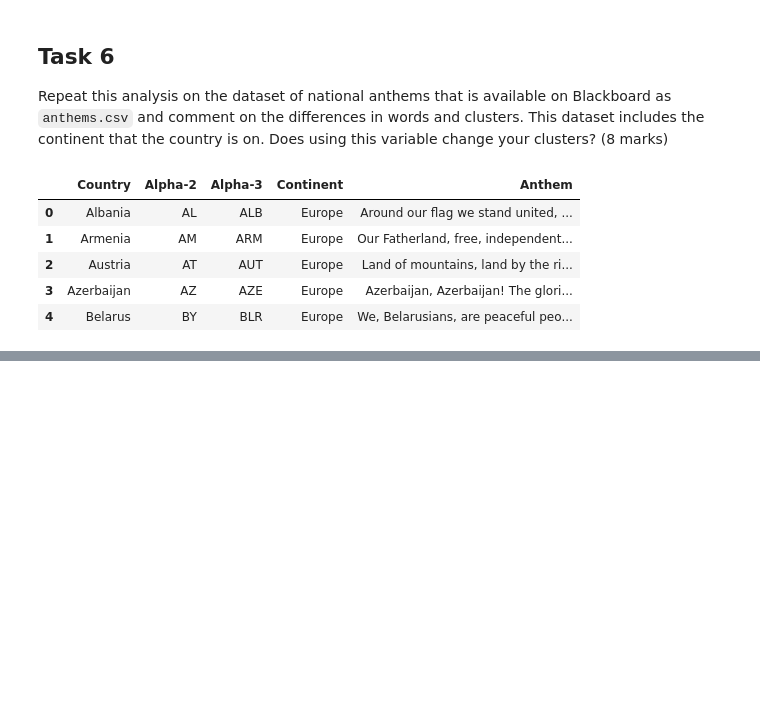
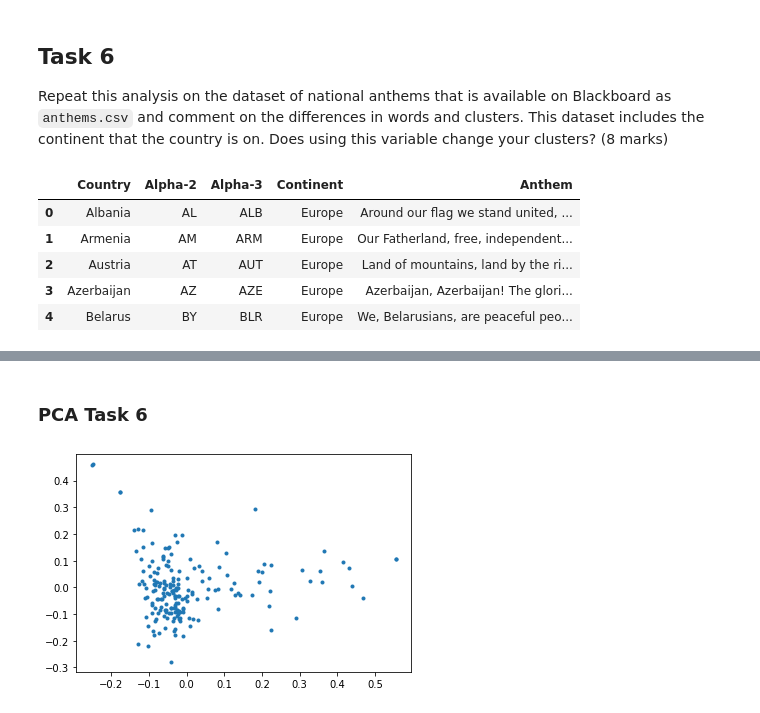
Before and after one commit to jaydenhooper/Clustering-Lyrics, a Jupyter notebook: Project.ipynb, the cells around one changed output, grey strips where cells are left out. Saved outputs shown, nothing was run; the diff lists cells and outputs as text; code cells hidden in the pictures; blank space fills up the shorter version.

```diff
--- a/Project.ipynb
+++ b/Project.ipynb
@@ -259,0 +246,9 @@ data.head()
+# %%
+def removePunctuation(text):
+    return text.translate(str.maketrans('', '', string.punctuation))
+# %%
+def removeShortMakeLower(text):
+    return [word for word in text.lower().strip().split() if len(word)>2]
+# %%
+data["Anthem"] = data["Anthem"].apply(lambda x: " ".join(removeWords(x, stopWords))).apply(lambda x: removePunctuation(x)).apply(lambda x : " ".join(removeShortMakeLower(x)))
+data["Anthem"]
@@ -259,0 +270,6 @@ data.head()
+# %%
+vectorizer = TfidfVectorizer()
+X2 = vectorizer.fit_transform(data["Anthem"])
+names2 = vectorizer.get_feature_names_out()
+counts2 = pd.DataFrame(X2.toarray(), columns = names2)
+counts2
@@ -259,0 +290,9 @@ data.head()
+# %% [markdown]
+### PCA Task 6
+# %%
+pca = PCA(2)
+coordinates2 = pca.fit_transform(counts2)
+plt.plot(coordinates2[:,0], coordinates2[:,1], '.')
+plt.show()
+# %% [output]
+[figure, added]
```
Also changed, not shown: parts of 42 cells of this notebook.
